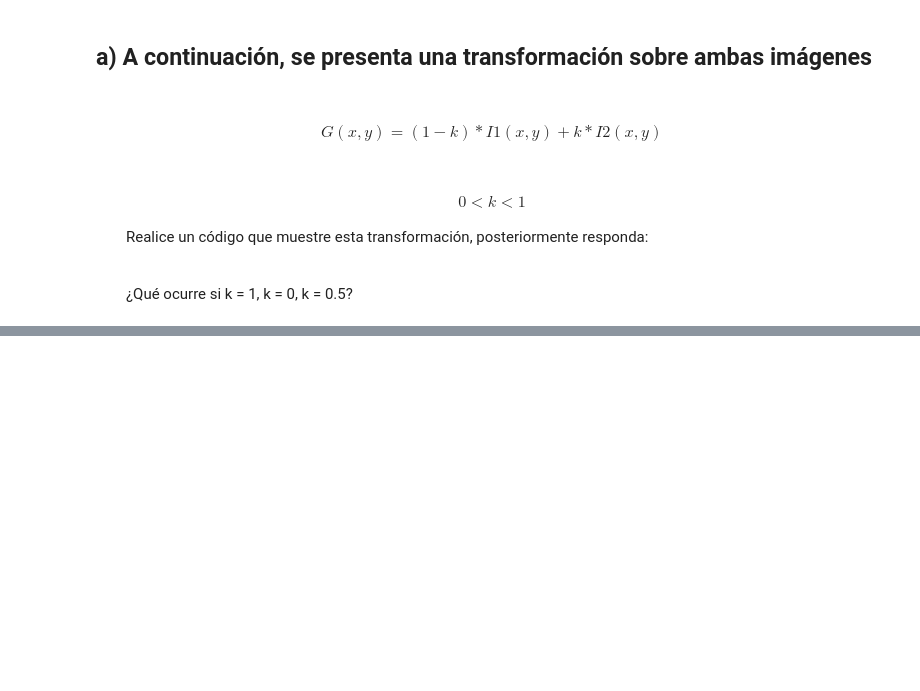
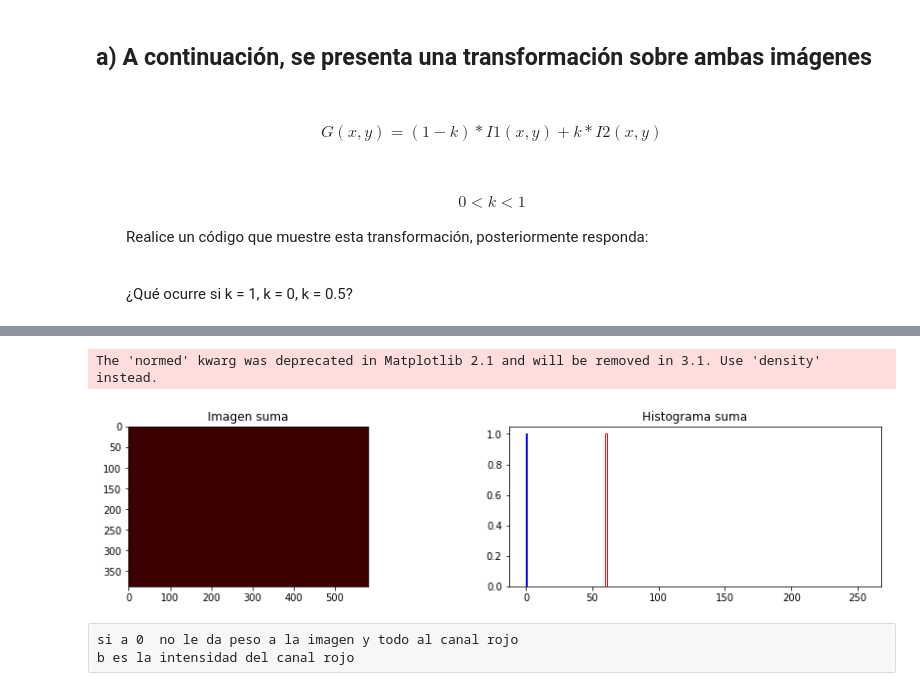
Before and after one commit to edcalderon/visionartifical, a Jupyter notebook: trabajo1/primeraEntregaVA (1).ipynb, the cells around one changed output, grey strips where cells are left out. Cells and saved outputs as stored; diff of their text form; code cells hidden in the pictures; blank space fills up the shorter version.

```diff
--- a/trabajo1/primeraEntregaVA (1).ipynb
+++ b/trabajo1/primeraEntregaVA (1).ipynb
@@ -147,0 +352,33 @@ Text(0.5, 1.0, 'Imagen 2')
+# %%
+a = 0
+b = 60
+
+#Se crea la imagen copia
+img3_div = np.zeros(img1.shape, np.uint8)
+
+#se multiplca por a
+img3_div[:,:,0] = cv2.multiply(img1[:,:,0], a)
+img3_div[:,:,1] = cv2.multiply(img1[:,:,1], a)
+img3_div[:,:,2] = cv2.multiply(img1[:,:,2], a)
+
+#se suma b
+
+res2 = cv2.add(img3_div,b).astype(np.uint8)
+
+
+fig,arreglo_plots4 = plt.subplots(1,2, figsize=(15, 3))
+
+#Se le dan títulos a los cuadros, se imprimen la suma y su histograma
+arreglo_plots4[0].set_title('Imagen suma')
+arreglo_plots4[0].imshow(res2, cmap="gray")
+arreglo_plots4[1].set_title('Histograma suma')
+for i,col in enumerate(colors):
+    img_array_i = res2[:,:,i].ravel()
+    arreglo_plots4[1].hist(img_array_i,histtype='step', bins=255,
+                            range=(0.0, 255.0),normed=True, color=colors[i])
+# %% [output]
+The 'normed' kwarg was deprecated in Matplotlib 2.1 and will be removed in 3.1. Use 'density' instead.
+[figure, added]
+# %% [raw]
+si a 0  no le da peso a la imagen y todo al canal rojo
+b es la intensidad del canal rojo
```
Also changed, not shown: parts of 7 cells of this notebook.
